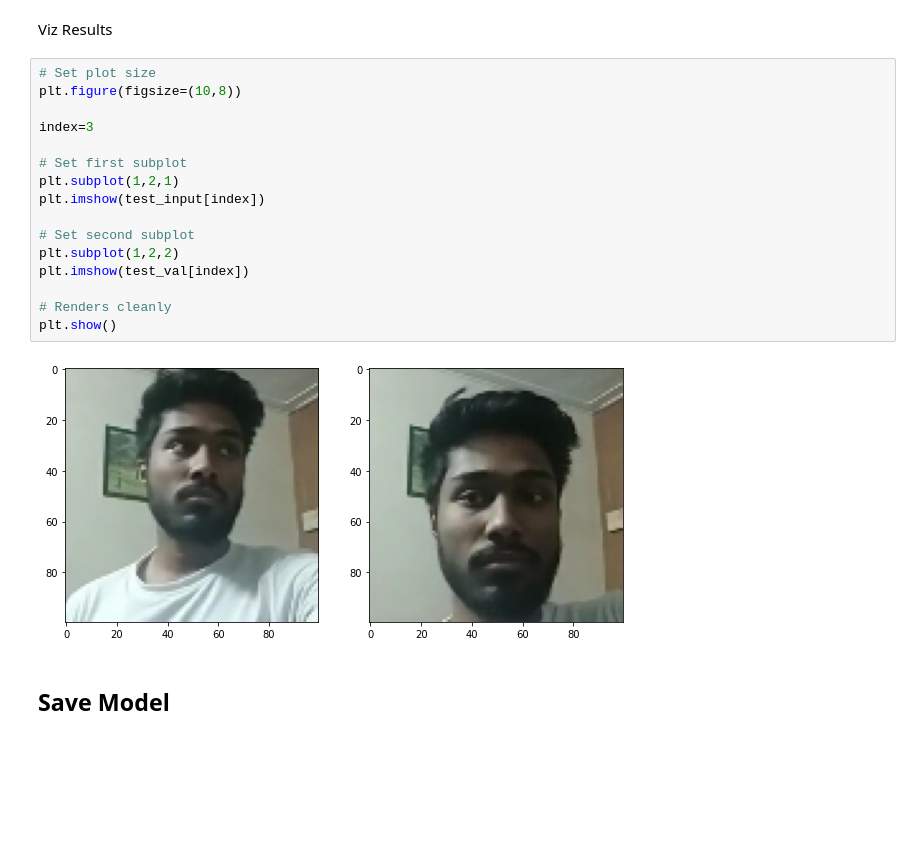
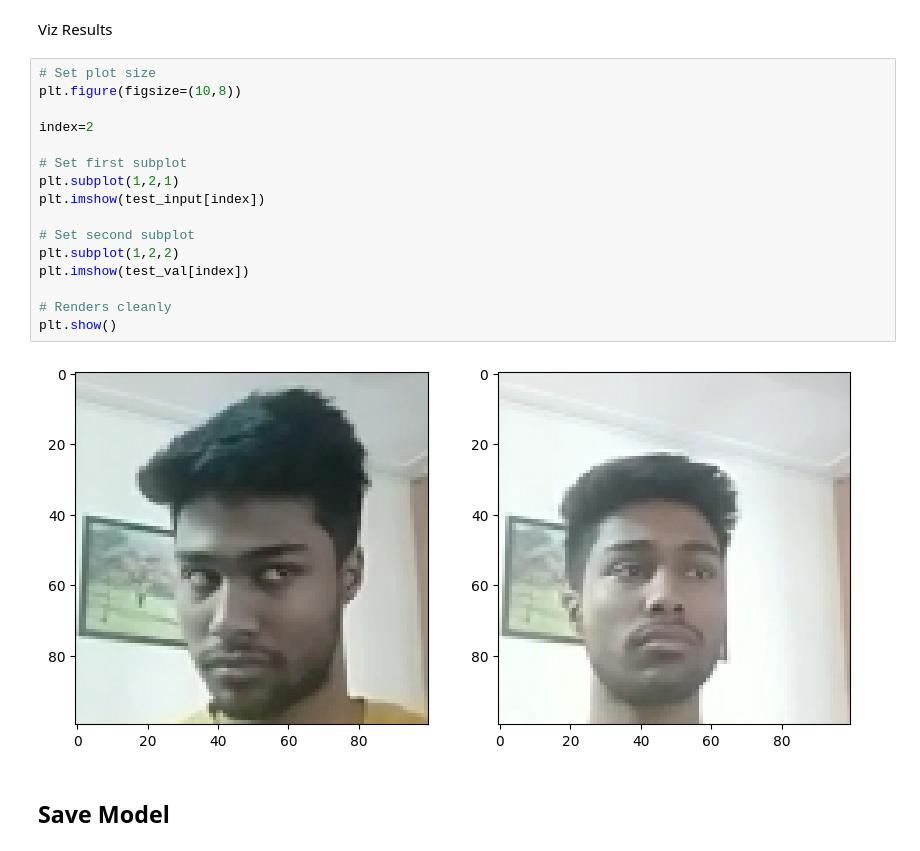
Before and after one commit to prizzv/Face-Recognition-WebApp, a Jupyter notebook: FaceVerification.ipynb, the cells around one changed output. Saved outputs shown, nothing was run; the diff lists cells and outputs as text; blank space fills up the shorter version.

```diff
--- a/FaceVerification.ipynb
+++ b/FaceVerification.ipynb
@@ -481,21 +490,21 @@ Viz Results
 # %%
 # Set plot size
 plt.figure(figsize=(10,8))
 
-index=3
+index=2
 
 # Set first subplot
 plt.subplot(1,2,1)
 plt.imshow(test_input[index])
 
 # Set second subplot
 plt.subplot(1,2,2)
 plt.imshow(test_val[index])
 
 # Renders cleanly
 plt.show()
 # %% [output]
-[figure, old version]
+[figure, new version]
 # %% [markdown]
 ## Save Model
 # %%
```
Also changed, not shown: parts of 19 cells of this notebook, 20 other files.
